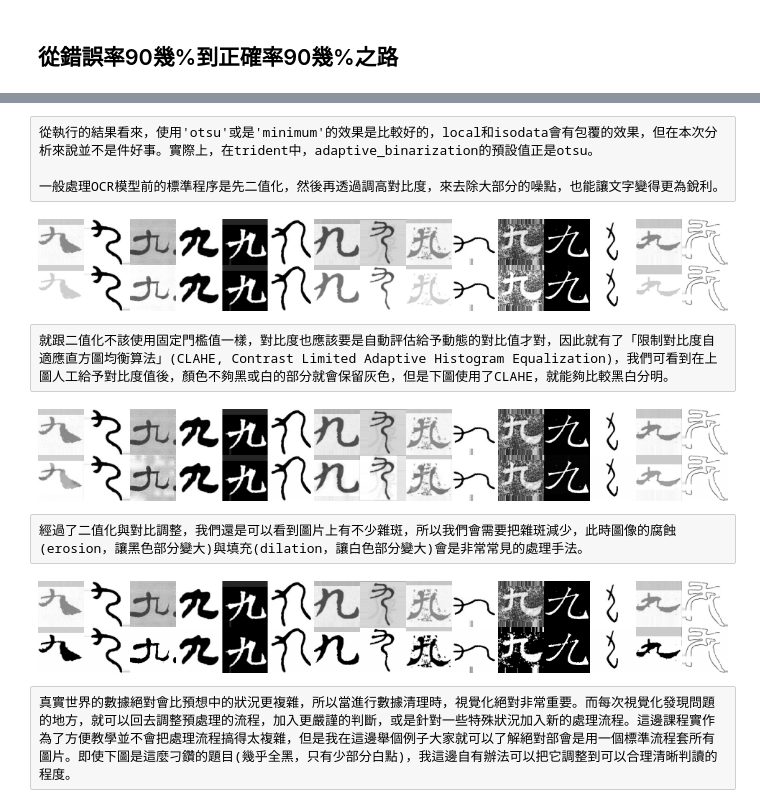
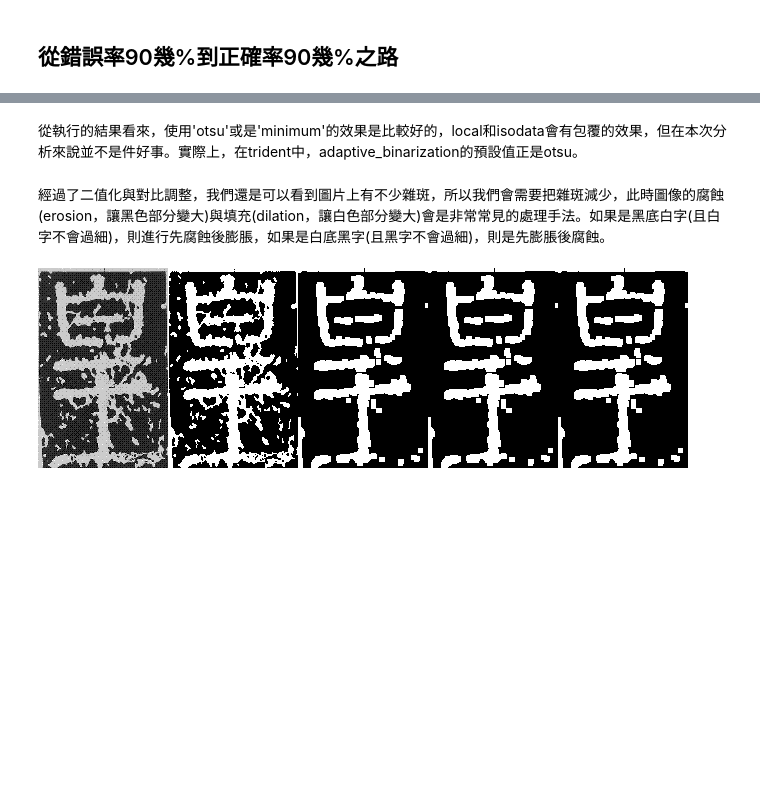
Before and after one commit to AllanYiin/DeepBelief_Course5_Examples, a Jupyter notebook: epoch102_識別漢字/Chinese_Character_Recognition_pytorch.ipynb, the cells around one changed output, grey strips where cells are left out. Drawn from its saved outputs; the diff is of its cells as text; code cells hidden in the pictures; blank space fills up the shorter version.

```diff
--- a/epoch102_識別漢字/Chinese_Character_Recognition_pytorch.ipynb
+++ b/epoch102_識別漢字/Chinese_Character_Recognition_pytorch.ipynb
@@ -104,51 +115,22 @@ adaptive_binarization('isodata'))
-# %% [raw]
-從執行的結果看來，使用'otsu'或是'minimum'的效果是比較好的，local和isodata會有包覆的效果，但在本次分析來說並不是件好事。實際上，在trident中，adaptive_binarization的預設值正是otsu。
-
-一般處理OCR模型前的標準程序是先二值化，然後再透過調高對比度，來去除大部分的噪點，也能讓文字變得更為銳利。
-# %%
-#
-def test_image(*test_funcs, topk=15):
-    result = dataset.get_all_data(is_shuffle=False, topk=1500)[1480:1480+topk]
-    resize_fn = resize((64, 64), True)
-    before = []
-    after = []
-    for i in range(topk):
-        gray_result = gray_scale()(result[i])
-        before.append(to_rgb()(resize_fn(gray_result.copy())))
-
-        for fn in test_funcs:
-            gray_result=fn(gray_result)
-        after.append(to_rgb()(resize_fn(gray_result)))
-    before = np.concatenate(before, axis=1)
-    after = np.concatenate(after, axis=1)
-    merge = np.concatenate([before, after], axis=0)
-    merge = array2image(merge)
-    return merge
-
-
-
-test_image(
-     adjust_contast(1.5))
-# %% [output]
-[figure, removed]
-# %% [raw]
-就跟二值化不該使用固定門檻值一樣，對比度也應該要是自動評估給予動態的對比值才對，因此就有了「限制對比度自適應直方圖均衡算法」(CLAHE, Contrast Limited Adaptive Histogram Equalization)，我們可看到在上圖人工給予對比度值後，顏色不夠黑或白的部分就會保留灰色，但是下圖使用了CLAHE，就能夠比較黑白分明。
-# %%
-test_image(
-     clahe(clip_limit=0.02,nbins=64))
-# %% [output]
-[figure, removed]
-# %% [raw]
-經過了二值化與對比調整，我們還是可以看到圖片上有不少雜斑，所以我們會需要把雜斑減少，此時圖像的腐蝕(erosion，讓黑色部分變大)與填充(dilation，讓白色部分變大)會是非常常見的處理手法。
-# %%
-test_image(
-            adaptive_binarization(),
-            clahe(clip_limit=0.02,nbins=64),
-            erosion_then_dilation(filter_size=3,repeat=5),
-            adaptive_binarization(),
-            auto_level()
-           )
-# %% [output]
-[figure, removed]
-# %% [raw]
-真實世界的數據絕對會比預想中的狀況更複雜，所以當進行數據清理時，視覺化絕對非常重要。而每次視覺化發現問題的地方，就可以回去調整預處理的流程，加入更嚴謹的判斷，或是針對一些特殊狀況加入新的處理流程。這邊課程實作為了方便教學並不會把處理流程搞得太複雜，但是我在這邊舉個例子大家就可以了解絕對部會是用一個標準流程套所有圖片。即使下圖是這麼刁鑽的題目(幾乎全黑，只有少部分白點)，我這邊自有辦法可以把它調整到可以合理清晰判讀的程度。
+# %% [markdown]
+從執行的結果看來，使用'otsu'或是'minimum'的效果是比較好的，local和isodata會有包覆的效果，但在本次分析來說並不是件好事。實際上，在trident中，adaptive_binarization的預設值正是otsu。
+# %% [markdown]
+經過了二值化與對比調整，我們還是可以看到圖片上有不少雜斑，所以我們會需要把雜斑減少，此時圖像的腐蝕(erosion，讓黑色部分變大)與填充(dilation，讓白色部分變大)會是非常常見的處理手法。如果是黑底白字(且白字不會過細)，則進行先腐蝕後膨脹，如果是白底黑字(且黑字不會過細)，則是先膨脹後腐蝕。
+# %%
+result=[]
+#讀取圖片
+im=image2array('../images/huang.jpg')
+result.append(im.copy())
+#自適應二值化
+im=adaptive_binarization()(im)
+result.append(im.copy())
+#先腐蝕後膨脹
+ed=erosion_then_dilation(filter_size=5,repeat=1)
+for i in range(3):
+    im=ed(im)
+    result.append(im.copy())
+
+im=np.concatenate(result,axis=-1)
+array2image(im)
+# %% [output]
+[figure, added]
```
Also changed, not shown: parts of 60 cells of this notebook, 1 other file.
